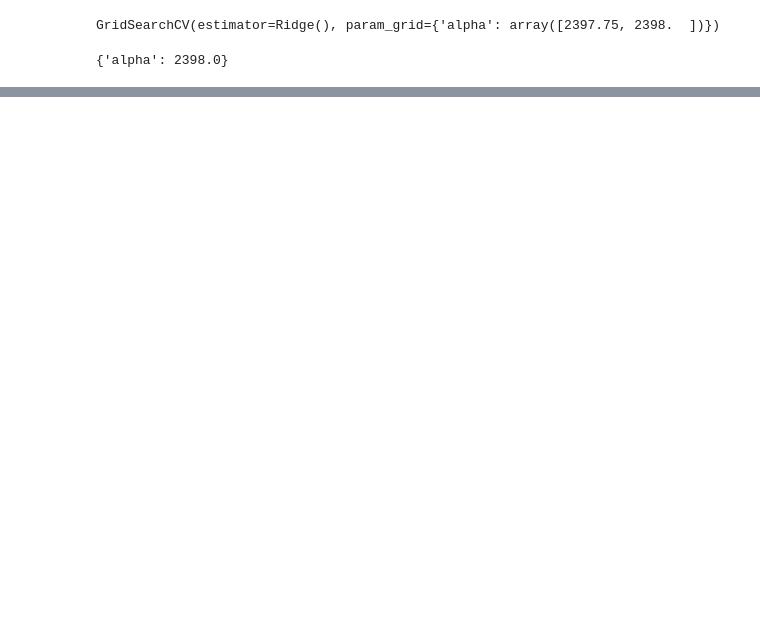
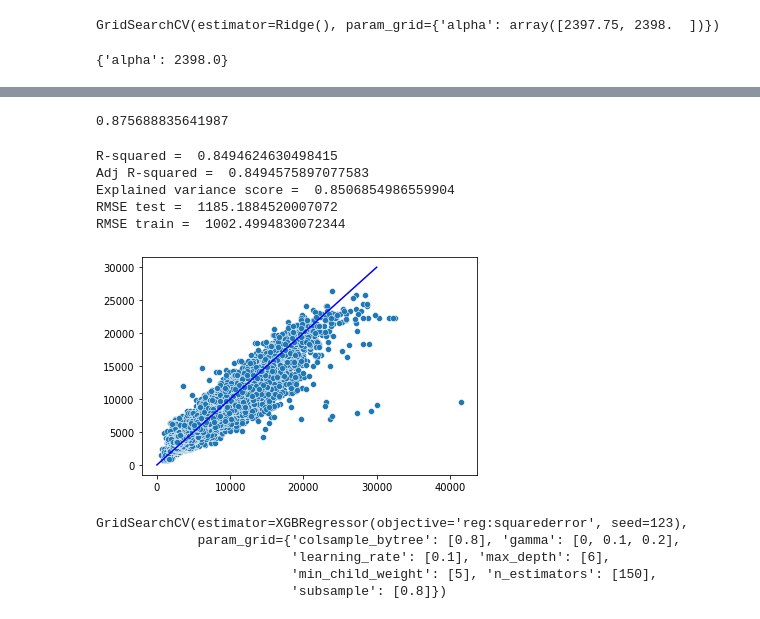
Before and after one commit to AkshayAgr/rossmann-sales-prediction, a Jupyter notebook: Rossmann_Sales_Prediction_Capstone_Project.ipynb, the cells around one changed output, grey strips where cells are left out. Drawn from its saved outputs; the diff is of its cells as text; code cells hidden in the pictures; blank space fills up the shorter version.

```diff
--- a/Rossmann_Sales_Prediction_Capstone_Project.ipynb
+++ b/Rossmann_Sales_Prediction_Capstone_Project.ipynb
@@ -979,0 +786,27 @@ shap_values = explainer(x_train)
+# %%
+xgb_grid3.best_score_
+# %% [output]
+0.875688835641987
+# %%
+y_pred = xgb_grid3.predict(x_test)
+y_train_pred = xgb_grid3.predict(x_train)
+regression_performance(y_test, y_pred, x_test, x_train)
+# %% [output]
+R-squared =  0.8494624630498415
+Adj R-squared =  0.8494575897077583
+Explained variance score =  0.8506854986559904
+RMSE test =  1185.1884520007072
+RMSE train =  1002.4994830072344
+[figure, added]
+# %%
+xgb_hyper['max_depth'] = [6]
+xgb_hyper['min_child_weight'] = [5]
+xgb_hyper['gamma'] = [0, 0.1, 0.2]
+xgb_grid4 = GridSearchCV( xgb_r, xgb_hyper )
+xgb_grid4.fit(x_train, y_train)
+# %% [output]
+GridSearchCV(estimator=XGBRegressor(objective='reg:squarederror', seed=123),
+             param_grid={'colsample_bytree': [0.8], 'gamma': [0, 0.1, 0.2],
+                         'learning_rate': [0.1], 'max_depth': [6],
+                         'min_child_weight': [5], 'n_estimators': [150],
+                         'subsample': [0.8]})
```
Also changed, not shown: parts of 73 cells of this notebook.
